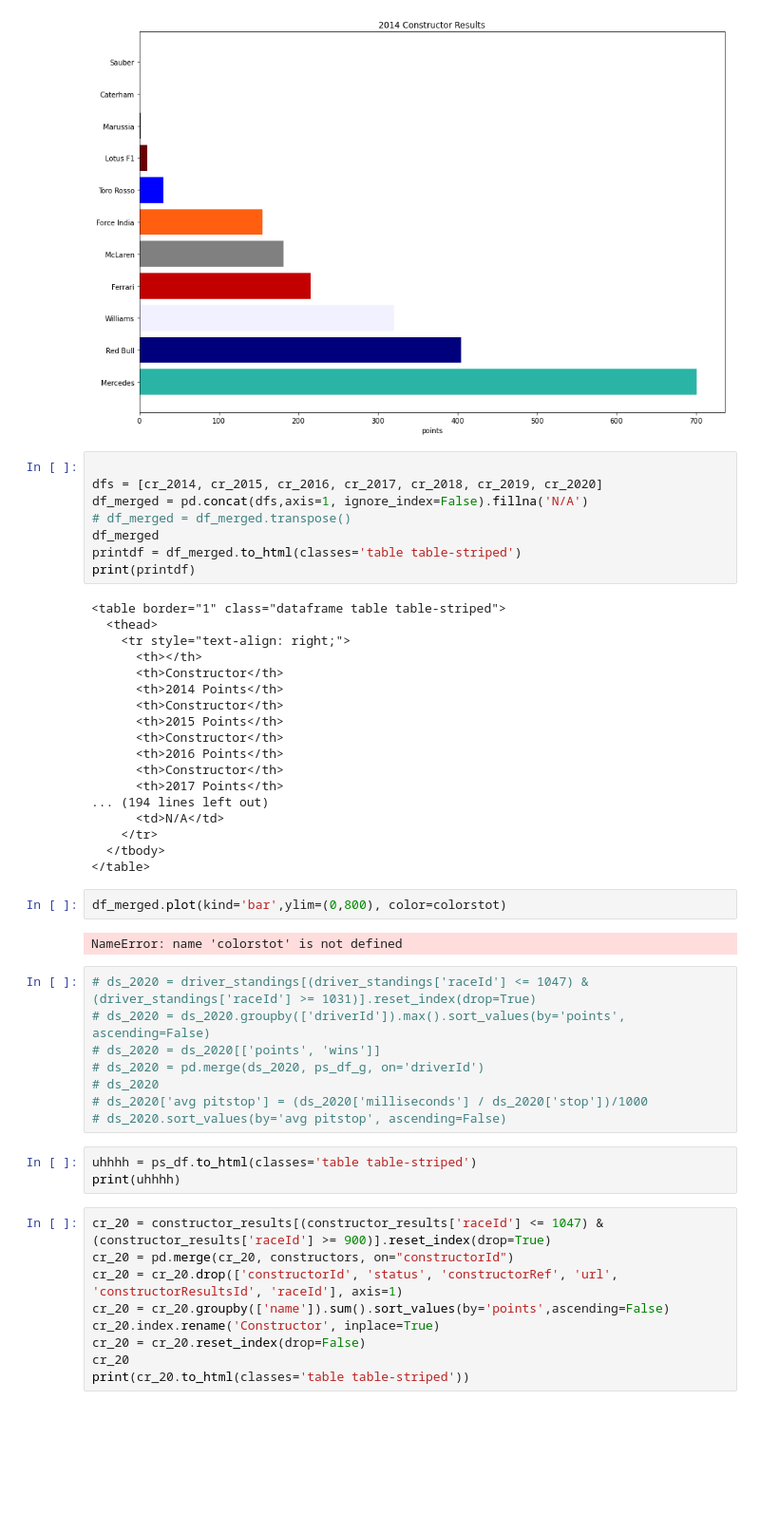
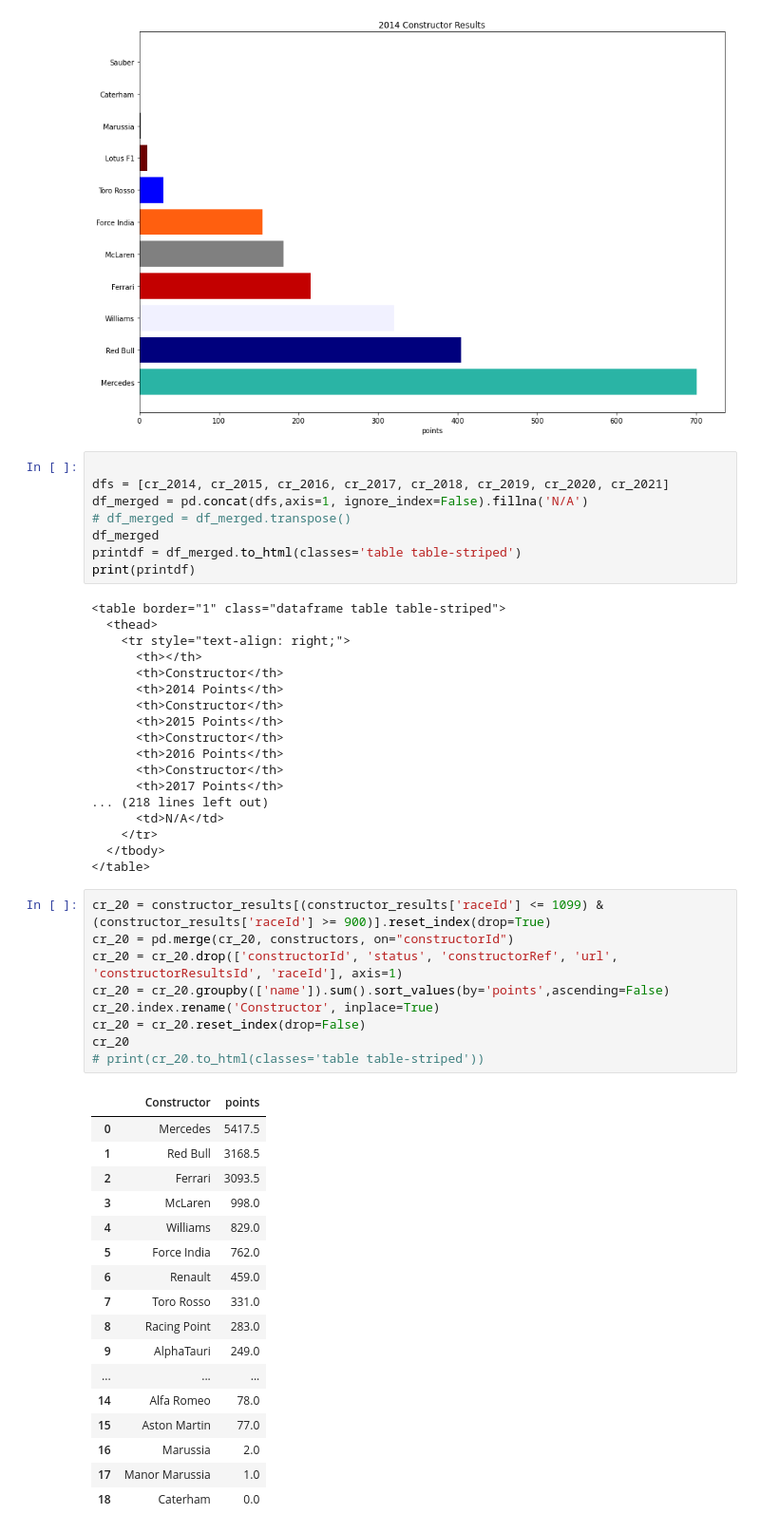
Before and after one commit to rb25s13/Web-Design-Challenge, a Jupyter notebook: resources/2021/source.ipynb, the cells around one changed output. Shown: that part at 95% size. Drawn from its saved outputs; the diff is of its cells as text; blank space fills up the shorter version.

```diff
--- a/resources/2021/source.ipynb
+++ b/resources/2021/source.ipynb
@@ -364,7 +364,7 @@ plt.savefig('../assets/images/2014_Constructor_Results.png', bbox_inches='tight'
 [figure]
 # %%
 
-dfs = [cr_2014, cr_2015, cr_2016, cr_2017, cr_2018, cr_2019, cr_2020]
+dfs = [cr_2014, cr_2015, cr_2016, cr_2017, cr_2018, cr_2019, cr_2020, cr_2021]
 df_merged = pd.concat(dfs,axis=1, ignore_index=False).fillna('N/A')
 # df_merged = df_merged.transpose()
 df_merged
@@ -383,33 +383,36 @@ print(printdf)
       <th>2016 Points</th>
       <th>Constructor</th>
       <th>2017 Points</th>
-... (194 lines left out)
+... (218 lines left out)
       <td>N/A</td>
     </tr>
   </tbody>
 </table>
-# %%
-df_merged.plot(kind='bar',ylim=(0,800), color=colorstot)
-# %% [output]
-NameError: name 'colorstot' is not defined
-# %%
-# ds_2020 = driver_standings[(driver_standings['raceId'] <= 1047) & (driver_standings['raceId'] >= 1031)].reset_index(drop=True)
-# ds_2020 = ds_2020.groupby(['driverId']).max().sort_values(by='points', ascending=False)
-# ds_2020 = ds_2020[['points', 'wins']]
-# ds_2020 = pd.merge(ds_2020, ps_df_g, on='driverId')
-# ds_2020
-# ds_2020['avg pitstop'] = (ds_2020['milliseconds'] / ds_2020['stop'])/1000
-# ds_2020.sort_values(by='avg pitstop', ascending=False)
-# %%
-uhhhh = ps_df.to_html(classes='table table-striped')
-print(uhhhh)
 # %%
-cr_20 = constructor_results[(constructor_results['raceId'] <= 1047) & (constructor_results['raceId'] >= 900)].reset_index(drop=True)
+cr_20 = constructor_results[(constructor_results['raceId'] <= 1099) & (constructor_results['raceId'] >= 900)].reset_index(drop=True)
 cr_20 = pd.merge(cr_20, constructors, on="constructorId")
 cr_20 = cr_20.drop(['constructorId', 'status', 'constructorRef', 'url', 'constructorResultsId', 'raceId'], axis=1)
 cr_20 = cr_20.groupby(['name']).sum().sort_values(by='points',ascending=False)
 cr_20.index.rename('Constructor', inplace=True)
 cr_20 = cr_20.reset_index(drop=False)
 cr_20
-print(cr_20.to_html(classes='table table-striped'))
+# print(cr_20.to_html(classes='table table-striped'))
+# %% [output]
+|  | Constructor | points |
+| 0 | Mercedes | 5417.5 |
+| 1 | Red Bull | 3168.5 |
+| 2 | Ferrari | 3093.5 |
+| 3 | McLaren | 998.0 |
+| 4 | Williams | 829.0 |
+| 5 | Force India | 762.0 |
+| 6 | Renault | 459.0 |
+| 7 | Toro Rosso | 331.0 |
+| 8 | Racing Point | 283.0 |
+| 9 | AlphaTauri | 249.0 |
+| ... | ... | ... |
+| 14 | Alfa Romeo | 78.0 |
+| 15 | Aston Martin | 77.0 |
+| 16 | Marussia | 2.0 |
+| 17 | Manor Marussia | 1.0 |
+| 18 | Caterham | 0.0 |
 # %%
```
Also changed, not shown: parts of 3 cells of this notebook, 17 other files.
